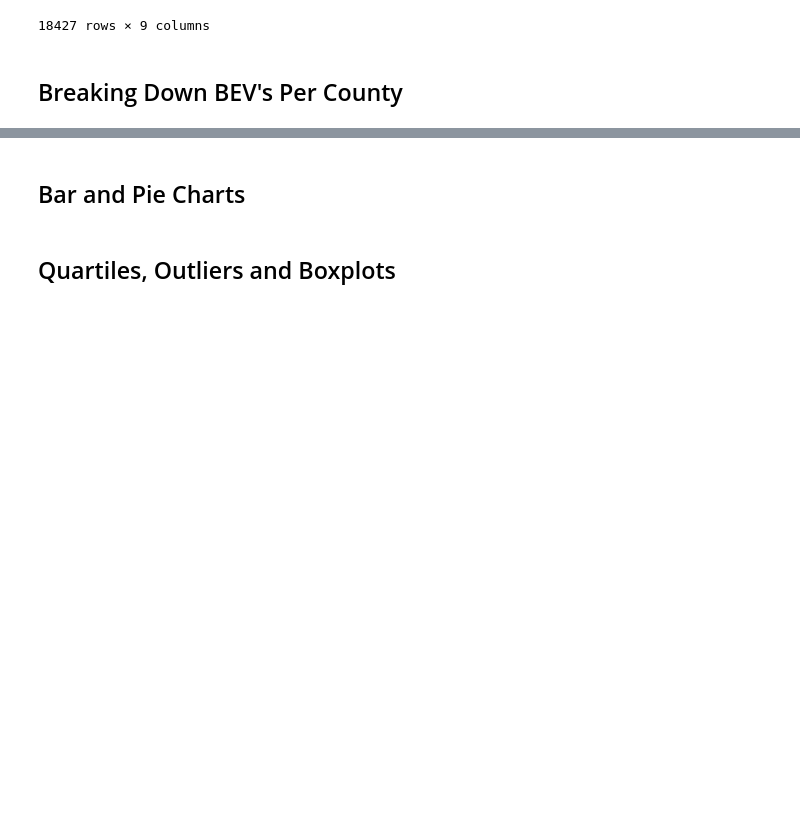
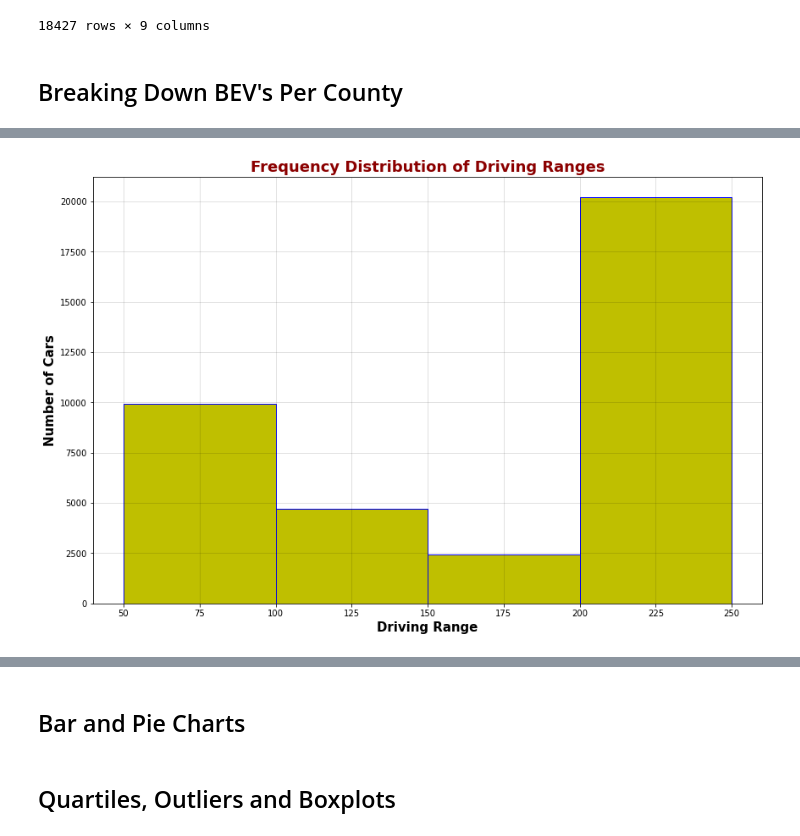
Before and after one commit to fbarillas08/Electric-Vehicles-in-WashingtonState, a Jupyter notebook: Project1_EV_WashingtonState.ipynb, the cells around one changed output, grey strips where cells are left out. Drawn from its saved outputs; the diff is of its cells as text; code cells hidden in the pictures; blank space fills up the shorter version.

```diff
--- a/Project1_EV_WashingtonState.ipynb
+++ b/Project1_EV_WashingtonState.ipynb
@@ -214,0 +319,19 @@ summary_stats_df
+# %%
+## Frequency Distribution of Driving Range
+
+ranges = BEV_df['Electric_Range']
+bins = [50,100,150,200,250]
+
+fig3 = plt.figure(figsize =(12,8))
+
+plt.title("Frequency Distribution of Driving Ranges", fontsize = 18, fontweight ='bold', color='darkred')
+plt.xlabel("Driving Range", fontsize = 15, fontweight ='bold')
+plt.ylabel("Number of Cars", fontsize = 15, fontweight ='bold')
+
+plt.hist(ranges, bins=bins, edgecolor = 'b', facecolor = 'y')
+
+plt.grid(color='k', alpha = 0.15)
+
+plt.tight_layout(pad=0.8, w_pad=1.4, h_pad=1.0)
+# %% [output]
+[figure, added]
```
Also changed, not shown: parts of 40 cells of this notebook.
